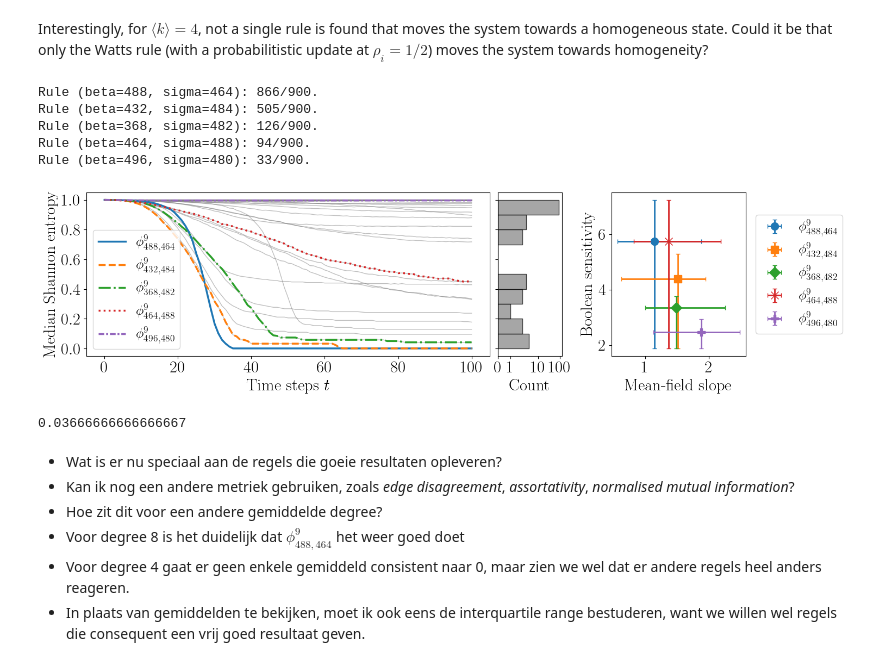
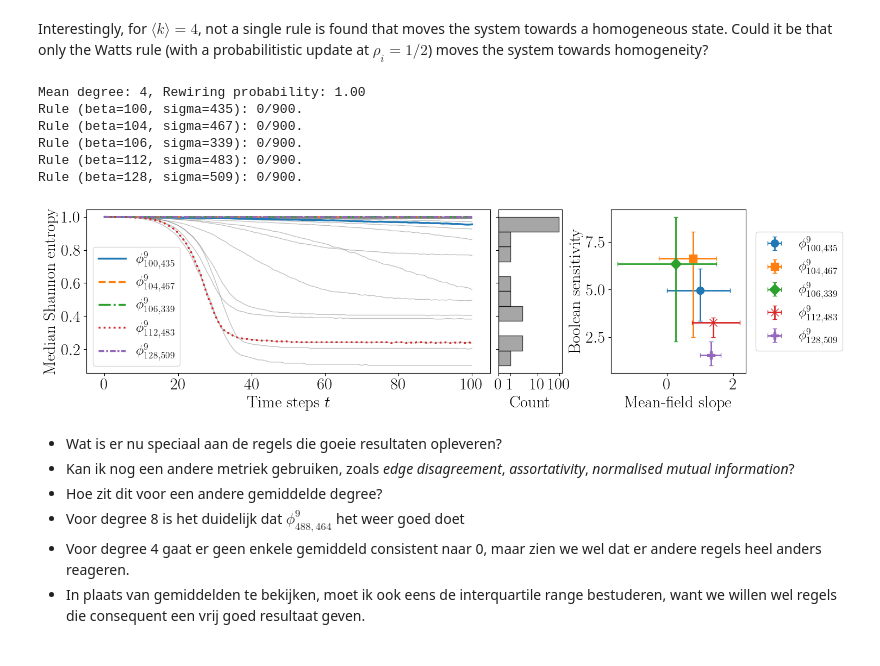
Before and after one commit to mrollier/network_automata_robustness, a Jupyter notebook: manuscript/impact_analysis-figures.ipynb, the cells around one changed output. Cells and saved outputs as stored; diff of their text form; code cells hidden in the pictures.

Commit message:
executing entropy time series to copy into excel sheet

```diff
--- a/manuscript/impact_analysis-figures.ipynb
+++ b/manuscript/impact_analysis-figures.ipynb
@@ -1059,15 +1059,18 @@ def count_homogeneous_final_configs(stacked_configs):
     homogeneous_counts = [np.all(config == config[0]) for config in final_configs]
     return np.sum(homogeneous_counts)
 # %%
-RELOAD = False
+RELOAD = True
+SAVEFIG = True
 
 # TODO I should turn the scatter plot into an errorbar plot showing the range of values across degrees for each rule, instead of just the median
+
+regular_type = 'grid'
 
 target_num_nodes = 900
 target_T = 100
 target_resolution = 9
-target_degree = 8
-target_p_str = '0p20'
+target_degree = 4
+target_p_str = '1p00'
 
 n_best = 5
 
@@ -1182,44 +1185,45 @@ for i, rule in enumerate(best_rules):
     bs_min = np.min(current_bs_vals)
     bs_max = np.max(current_bs_vals)
     bs_median = np.median(current_bs_vals)
 
     label = fr'$\phi^{{{target_resolution}}}_{{{rule[0]},{rule[1]}}}$'
     ax_right.errorbar(slope_median, bs_median,
                       xerr=[[slope_median - slope_min], [slope_max - slope_median]],
                       yerr=[[bs_median - bs_min], [bs_max - bs_median]], markersize = 10,
                       fmt=marker_list[i], color=colors[i % len(colors)], label=label, capsize=3, elinewidth=2)
     # ax_right.scatter(slope_vals[rule], bs_vals[rule], s=90, color=colors[i % len(colors)], marker=marker_list[i], label=label)
 
 ax_right.set_xlabel('Mean-field slope', fontdict={'fontsize': fontsize})
 ax_right.set_ylabel('Boolean sensitivity', fontdict={'fontsize': fontsize})
 ax_right.legend(frameon=True, fontsize=fontsize-4, loc='center left', bbox_to_anchor=(1.02, 0.5))
 ax_right.tick_params(axis='both', which='major', labelsize=fontsize)
 
 plt.tight_layout()
 
 # Tighten the gap between left and middle axes
 pos_left = ax_left.get_position()
 pos_mid = ax_mid.get_position()
 gap = 0.01
 new_mid_x0 = pos_left.x1 + gap
 new_mid_width = pos_mid.x1 - new_mid_x0
 ax_mid.set_position([new_mid_x0, pos_mid.y0, new_mid_width, pos_mid.height])
 
-plt.savefig(figures_dir+f'entropy_time_series_top5_mfs_vs_bs_totalitarian_rules_r{target_resolution}.pdf', bbox_inches='tight')
+if SAVEFIG:
+    plt.savefig(figures_dir+f'entropy_time_series_top5_mfs_vs_bs_totalitarian_rules-r{target_resolution}-N{target_num_nodes}-p{target_p_str}-degree{target_degree}-from_{regular_type}.pdf', bbox_inches='tight')
+
+# print mean degree and rewiring probability
+print(f"Mean degree: {target_degree}, Rewiring probability: {target_p_str.replace('p', '.')}")
 
 for rule in best_rules:
     print(f"Rule (beta={rule[0]}, sigma={rule[1]}): {final_count_by_rule[rule]}/900.")
 # %% [output]
-Rule (beta=488, sigma=464): 866/900.
-Rule (beta=432, sigma=484): 505/900.
-Rule (beta=368, sigma=482): 126/900.
-Rule (beta=464, sigma=488): 94/900.
-Rule (beta=496, sigma=480): 33/900.
+Mean degree: 4, Rewiring probability: 1.00
+Rule (beta=100, sigma=435): 0/900.
+Rule (beta=104, sigma=467): 0/900.
+Rule (beta=106, sigma=339): 0/900.
+Rule (beta=112, sigma=483): 0/900.
+Rule (beta=128, sigma=509): 0/900.
-[figure, old version]
+[figure, new version]
-# %%
-33/900
-# %% [output]
-0.03666666666666667
 # %% [markdown]
 - Wat is er nu speciaal aan de regels die goeie resultaten opleveren?
 - Kan ik nog een andere metriek gebruiken, zoals _edge disagreement_, _assortativity_, _normalised mutual information_?
```
Also changed, not shown: parts of 5 cells of this notebook, 2 other files.
